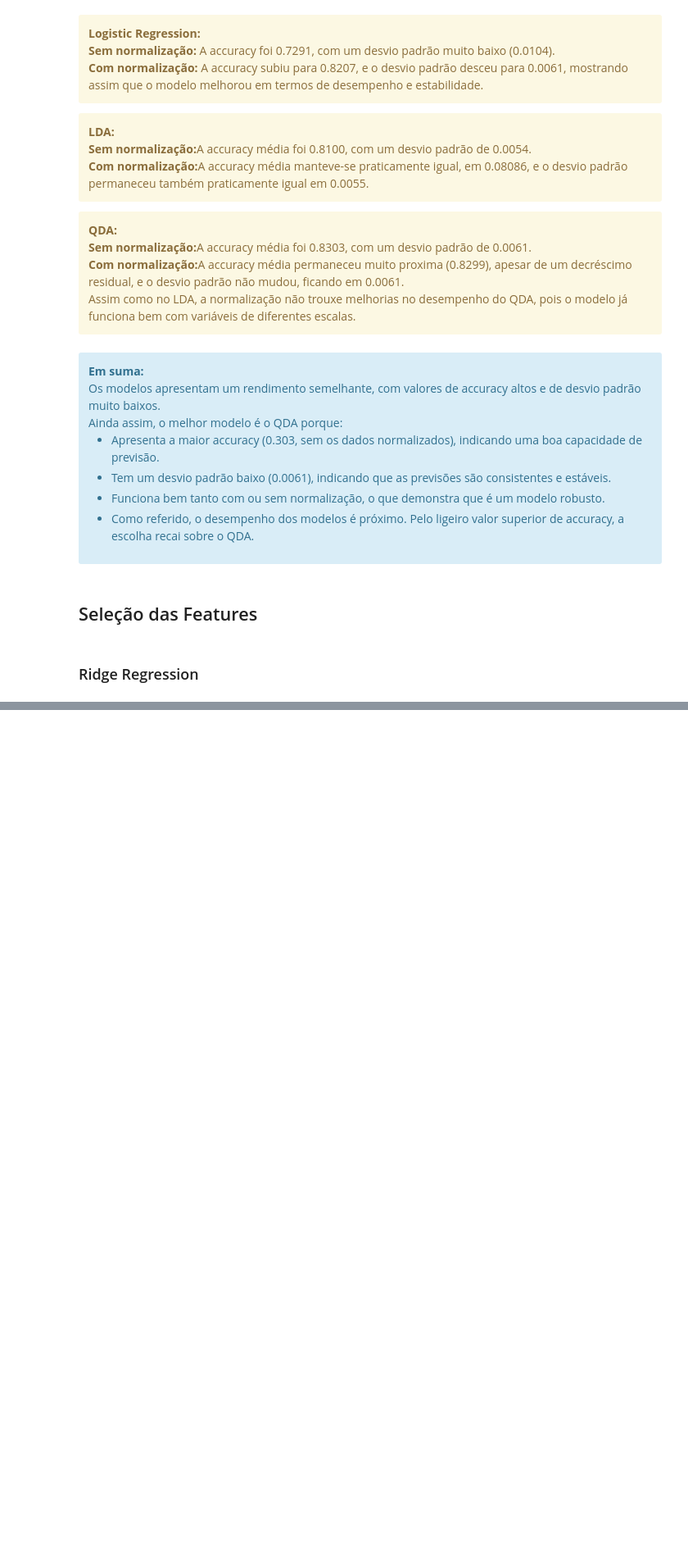
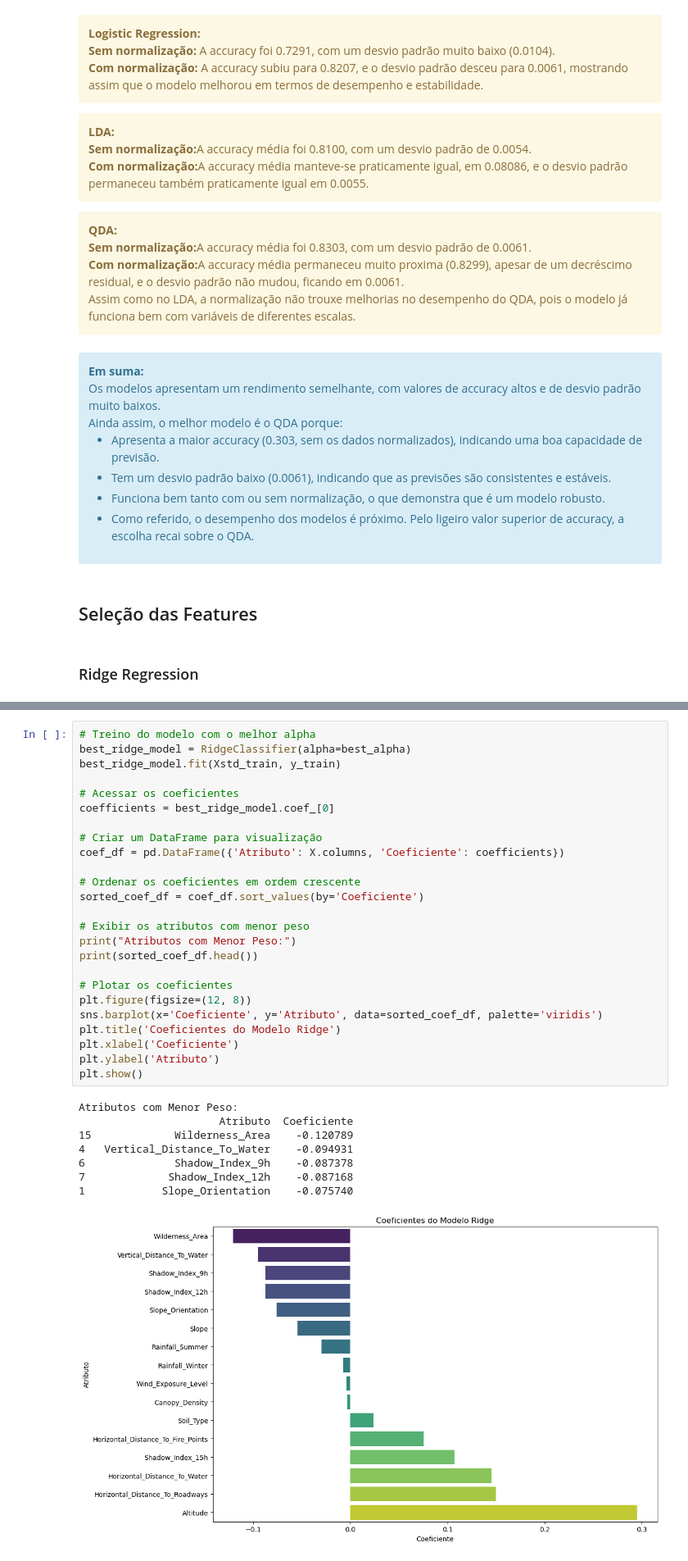
Before and after one commit to pedrocc03/APRAU_24_25_G23, a Jupyter notebook: Trabalho.ipynb, the cells around one changed output, grey strips where cells are left out. Shown at 82% size. Saved outputs shown, nothing was run; the diff lists cells and outputs as text; blank space fills up the shorter version.

```diff
--- a/Trabalho.ipynb
+++ b/Trabalho.ipynb
@@ -1135,0 +1123,34 @@ print(f'Average QDA Accuracy: {avg_qda_accuracy:.4f}, Standard Deviation: {std_q
+# %%
+# Treino do modelo com o melhor alpha
+best_ridge_model = RidgeClassifier(alpha=best_alpha)
+best_ridge_model.fit(Xstd_train, y_train)
+
+# Acessar os coeficientes
+coefficients = best_ridge_model.coef_[0]
+
+# Criar um DataFrame para visualização
+coef_df = pd.DataFrame({'Atributo': X.columns, 'Coeficiente': coefficients})
+
+# Ordenar os coeficientes em ordem crescente
+sorted_coef_df = coef_df.sort_values(by='Coeficiente')
+
+# Exibir os atributos com menor peso
+print("Atributos com Menor Peso:")
+print(sorted_coef_df.head())
+
+# Plotar os coeficientes
+plt.figure(figsize=(12, 8))
+sns.barplot(x='Coeficiente', y='Atributo', data=sorted_coef_df, palette='viridis')
+plt.title('Coeficientes do Modelo Ridge')
+plt.xlabel('Coeficiente')
+plt.ylabel('Atributo')
+plt.show()
+# %% [output]
+Atributos com Menor Peso:
+                      Atributo  Coeficiente
+15             Wilderness_Area    -0.120789
+4   Vertical_Distance_To_Water    -0.094931
+6              Shadow_Index_9h    -0.087378
+7             Shadow_Index_12h    -0.087168
+1            Slope_Orientation    -0.075740
+[figure, added]
```
Also changed, not shown: parts of 8 cells of this notebook.
